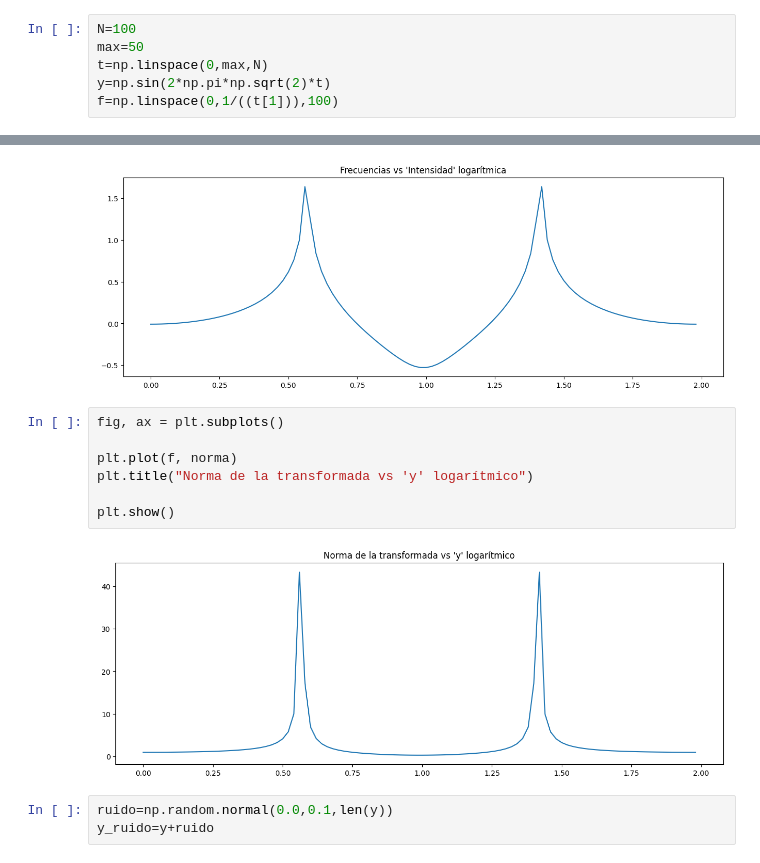
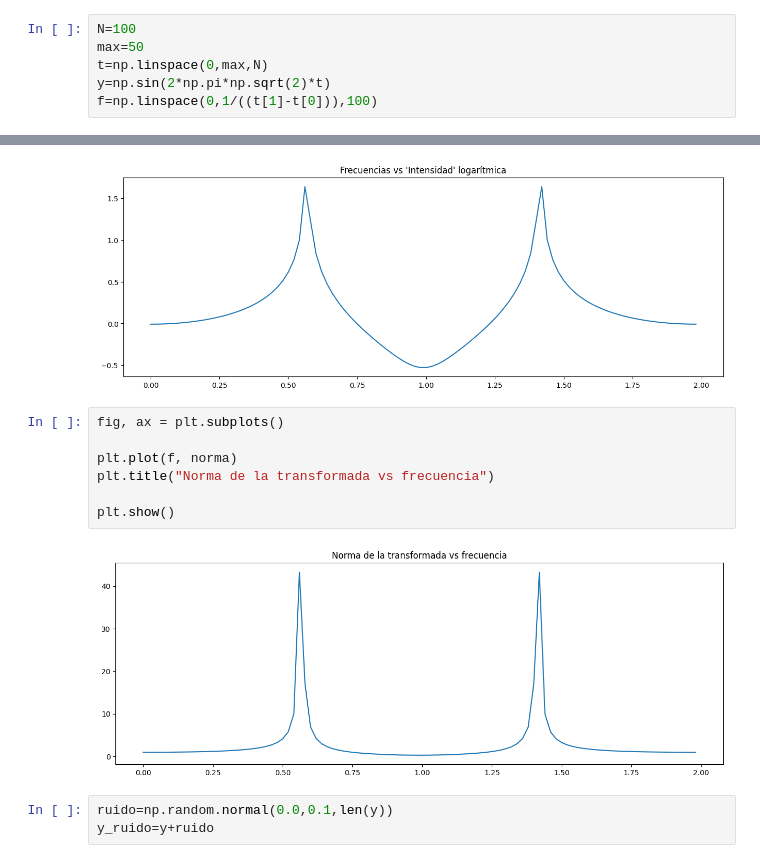
Before and after one commit to CatalinaFlorez/Metodos-Computacionales-2---Borrero-Florez, a Jupyter notebook: Taller 1 copy.ipynb, the cells around one changed output, grey strips where cells are left out. Drawn from its saved outputs; the diff is of its cells as text.

```diff
--- a/Taller 1 copy.ipynb
+++ b/Taller 1 copy.ipynb
@@ -28,7 +40,7 @@ N=100
 max=50
 t=np.linspace(0,max,N)
 y=np.sin(2*np.pi*np.sqrt(2)*t)
-f=np.linspace(0,1/((t[1])),100)
+f=np.linspace(0,1/((t[1]-t[0])),100)
 # %%
 norma=abs(transf_fourier_d(t,y,f))
 eje_y=np.log10(norma)
@@ -63,12 +75,12 @@ plt.show()
 # %%
 fig, ax = plt.subplots()
 
 plt.plot(f, norma)
-plt.title("Norma de la transformada vs 'y' logarítmico")
+plt.title("Norma de la transformada vs frecuencia")
 
 plt.show()
 # %% [output]
-[figure, old version]
+[figure, new version]
 # %%
 ruido=np.random.normal(0.0,0.1,len(y))
 y_ruido=y+ruido
```
Also changed, not shown: parts of 17 cells of this notebook.
